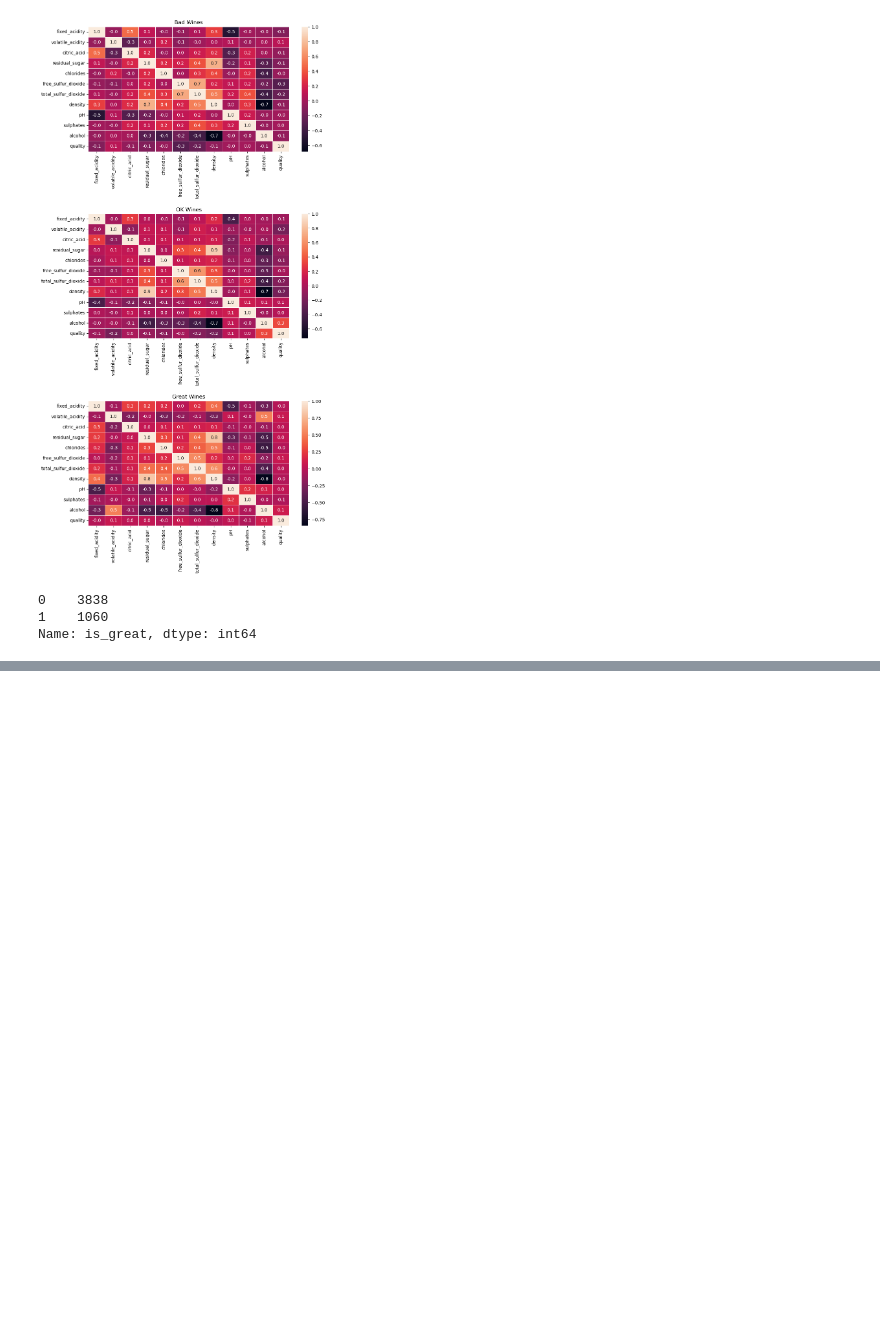
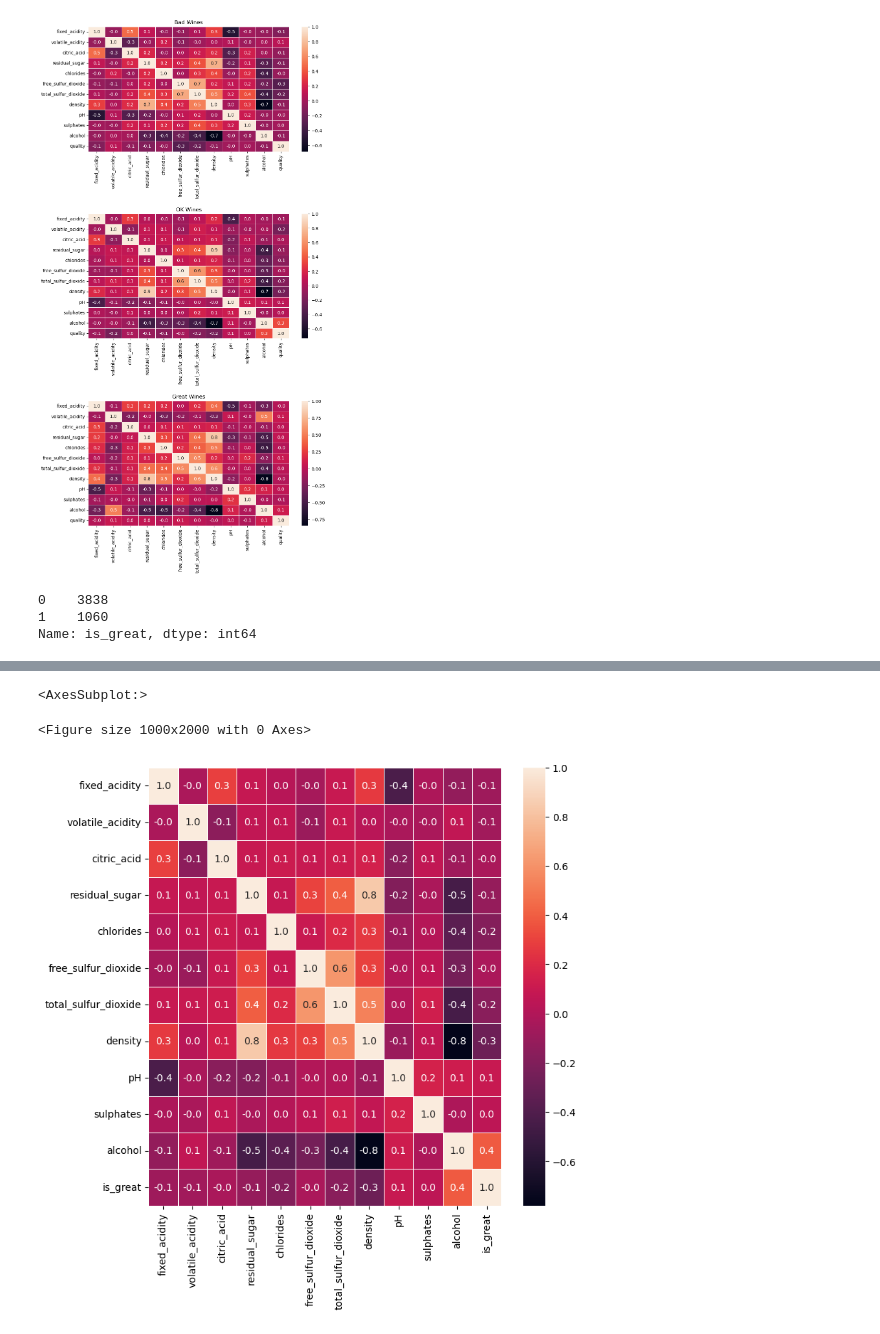
Before and after one commit to mgribov/msds-supervised-learning-final, a Jupyter notebook: Analyzing White Vinho Verde.ipynb, the cells around one changed output, grey strips where cells are left out. Saved outputs shown, nothing was run; the diff lists cells and outputs as text; code cells hidden in the pictures; blank space fills up the shorter version.

```diff
--- a/Analyzing White Vinho Verde.ipynb
+++ b/Analyzing White Vinho Verde.ipynb
@@ -514,0 +560,3 @@ weighted avg       1.00      1.00      1.00       424
+# %%
+df_raw = df.drop(['quality', 'score'],axis=1)
+df_raw.describe()
@@ -514,0 +573,21 @@ weighted avg       1.00      1.00      1.00       424
+# %%
+# testing correlation on scaled features
+
+scaler = preprocessing.MinMaxScaler()
+names = df_raw.columns
+d = scaler.fit_transform(df_raw)
+
+scaled_df_full = pd.DataFrame(d, columns=names)
+#scaled_df_full.describe()
+
+plt.close()
+plt.clf()
+plt.rcParams["figure.autolayout"] = False
+plt.figure(figsize=(8, 8))
+
+corr = scaled_df_full.corr()
+sns.heatmap(corr, annot=True, fmt=".1f", linewidth=.5)
+# %% [output]
+<AxesSubplot:>
+<Figure size 1000x2000 with 0 Axes>
+[figure, added]
```
Also changed, not shown: parts of 17 cells of this notebook.
